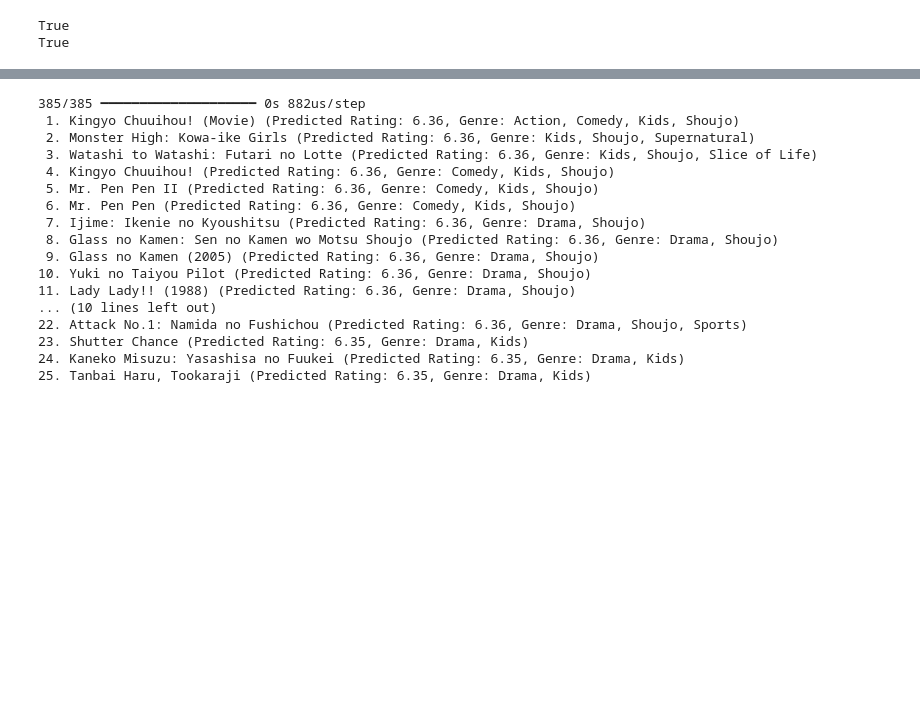
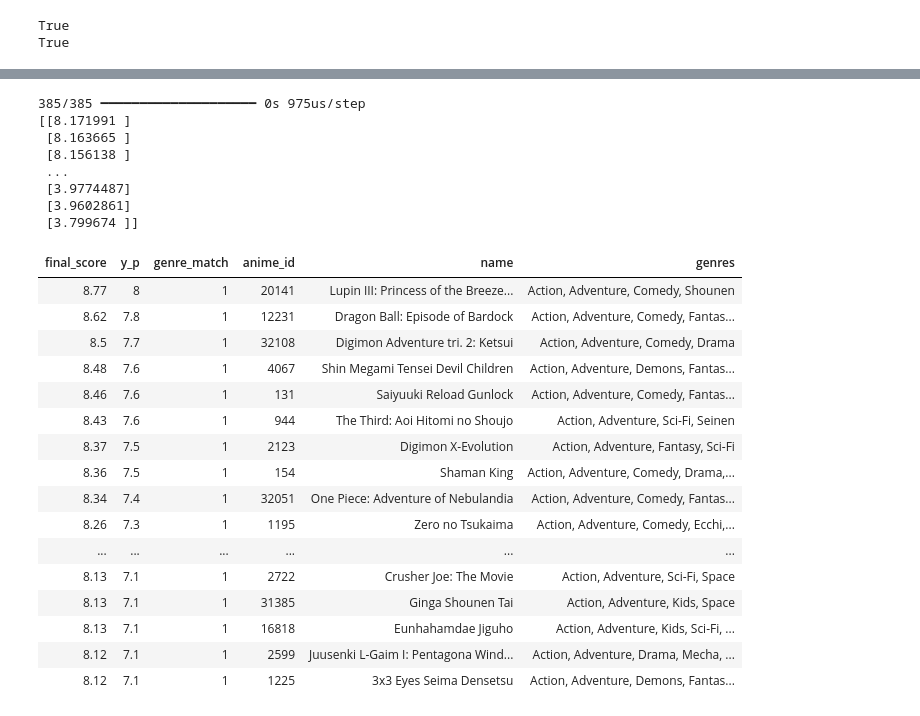
Before and after one commit to noir4201/Anime-Recommendation-Model, a Jupyter notebook: Content based anime recommendation system.ipynb, the cells around one changed output, grey strips where cells are left out. Cells and saved outputs as stored; diff of their text form; code cells hidden in the pictures; blank space fills up the shorter version.

```diff
--- a/Content based anime recommendation system.ipynb
+++ b/Content based anime recommendation system.ipynb
@@ -230,6 +222,4 @@ y_train shape: (7573, 1)
 # %%
-from keras.callbacks import EarlyStopping
-
 early_stop = EarlyStopping(
     monitor='val_loss',
     patience=5,
@@ -239,8 +229,8 @@ early_stop = EarlyStopping(
 model.fit(
     [user_train, item_train],
     y_train,
-    validation_split=0.2,
-    epochs=100,
+    #validation_split=0.2,
+    epochs=15,
     callbacks=[early_stop]
 )
 # %% [output]
@@ -373,0 +378,12 @@ user_vec = [user_genre_prefs.get(col, 0) for col in genre_cols]
+# %%
+df = pd.read_csv("anime_id_name_genre.csv", encoding='latin1')
+
+# Generate the dictionary
+anime_dict = {
+    row['anime_id']: {'name': row['name'], 'genre': row['genre']}
+    for _, row in df.iterrows()
+}
+
+# Print sample entries
+for k in list(anime_dict)[:5]:
+    print(k, anime_dict[k])
@@ -374,38 +439,48 @@ user_vec = [user_genre_prefs.get(col, 0) for col in genre_cols]
+# %%
+new_sh=pd.read_csv("anime_id_name_genre.csv", encoding='latin1')
 # %%
-
-item_vecs=pd.read_csv('cleaned_converted_data.csv')
+item_vecs=pd.read_csv('train.csv')
 user_vecs = gen_user_vecs(user_vec,len(item_vecs))
 
 suser_vecs = scalerUser.transform(user_vecs)
 sitem_vecs = scalerItem.transform(item_vecs)
-
+#print(suser_vecs)
+#print(sitem_vecs)
 y_p = model.predict([suser_vecs, sitem_vecs])
 
 
 y_pu = scalerTarget.inverse_transform(y_p)
-
-
+#print(y_p)
+#print(y_pu)
 sorted_index = np.argsort(-y_pu,axis=0).reshape(-1).tolist()
 sorted_ypu   = y_pu[sorted_index]
 sorted_items = new_sh.iloc[sorted_index]
+print(sorted_ypu)
 
-
-print_pred_movies(sorted_ypu, sorted_items, anime_dict, maxcount=25 )
+print_pred_anime(sorted_ypu, sorted_items, anime_dict, maxcount=25 )
 # %% [output]
-385/385 ━━━━━━━━━━━━━━━━━━━━ 0s 882us/step
- 1. Kingyo Chuuihou! (Movie) (Predicted Rating: 6.36, Genre: Action, Comedy, Kids, Shoujo)
- 2. Monster High: Kowa-ike Girls (Predicted Rating: 6.36, Genre: Kids, Shoujo, Supernatural)
- 3. Watashi to Watashi: Futari no Lotte (Predicted Rating: 6.36, Genre: Kids, Shoujo, Slice of Life)
- 4. Kingyo Chuuihou! (Predicted Rating: 6.36, Genre: Comedy, Kids, Shoujo)
- 5. Mr. Pen Pen II (Predicted Rating: 6.36, Genre: Comedy, Kids, Shoujo)
- 6. Mr. Pen Pen (Predicted Rating: 6.36, Genre: Comedy, Kids, Shoujo)
- 7. Ijime: Ikenie no Kyoushitsu (Predicted Rating: 6.36, Genre: Drama, Shoujo)
- 8. Glass no Kamen: Sen no Kamen wo Motsu Shoujo (Predicted Rating: 6.36, Genre: Drama, Shoujo)
- 9. Glass no Kamen (2005) (Predicted Rating: 6.36, Genre: Drama, Shoujo)
-10. Yuki no Taiyou Pilot (Predicted Rating: 6.36, Genre: Drama, Shoujo)
-11. Lady Lady!! (1988) (Predicted Rating: 6.36, Genre: Drama, Shoujo)
-... (10 lines left out)
-22. Attack No.1: Namida no Fushichou (Predicted Rating: 6.36, Genre: Drama, Shoujo, Sports)
-23. Shutter Chance (Predicted Rating: 6.35, Genre: Drama, Kids)
-24. Kaneko Misuzu: Yasashisa no Fuukei (Predicted Rating: 6.35, Genre: Drama, Kids)
-25. Tanbai Haru, Tookaraji (Predicted Rating: 6.35, Genre: Drama, Kids)
+385/385 ━━━━━━━━━━━━━━━━━━━━ 0s 975us/step
+[[8.171991 ]
+ [8.163665 ]
+ [8.156138 ]
+ ...
+ [3.9774487]
+ [3.9602861]
+ [3.799674 ]]
+| final_score | y_p | genre_match | anime_id | name | genres |
+| 8.77 | 8 | 1 | 20141 | Lupin III: Princess of the Breeze... | Action, Adventure, Comedy, Shounen |
+| 8.62 | 7.8 | 1 | 12231 | Dragon Ball: Episode of Bardock | Action, Adventure, Comedy, Fantas... |
+| 8.5 | 7.7 | 1 | 32108 | Digimon Adventure tri. 2: Ketsui | Action, Adventure, Comedy, Drama |
+| 8.48 | 7.6 | 1 | 4067 | Shin Megami Tensei Devil Children | Action, Adventure, Demons, Fantas... |
+| 8.46 | 7.6 | 1 | 131 | Saiyuuki Reload Gunlock | Action, Adventure, Comedy, Fantas... |
+| 8.43 | 7.6 | 1 | 944 | The Third: Aoi Hitomi no Shoujo | Action, Adventure, Sci-Fi, Seinen |
+| 8.37 | 7.5 | 1 | 2123 | Digimon X-Evolution | Action, Adventure, Fantasy, Sci-Fi |
+| 8.36 | 7.5 | 1 | 154 | Shaman King | Action, Adventure, Comedy, Drama,... |
+| 8.34 | 7.4 | 1 | 32051 | One Piece: Adventure of Nebulandia | Action, Adventure, Comedy, Fantas... |
+| 8.26 | 7.3 | 1 | 1195 | Zero no Tsukaima | Action, Adventure, Comedy, Ecchi,... |
+| ... | ... | ... | ... | ... | ... |
+| 8.13 | 7.1 | 1 | 2722 | Crusher Joe: The Movie | Action, Adventure, Sci-Fi, Space |
+| 8.13 | 7.1 | 1 | 31385 | Ginga Shounen Tai | Action, Adventure, Kids, Space |
+| 8.13 | 7.1 | 1 | 16818 | Eunhahamdae Jiguho | Action, Adventure, Kids, Sci-Fi, ... |
+| 8.12 | 7.1 | 1 | 2599 | Juusenki L-Gaim I: Pentagona Wind... | Action, Adventure, Drama, Mecha, ... |
+| 8.12 | 7.1 | 1 | 1225 | 3x3 Eyes Seima Densetsu | Action, Adventure, Demons, Fantas... |
```
Also changed, not shown: parts of 23 cells of this notebook, 3 other files.
